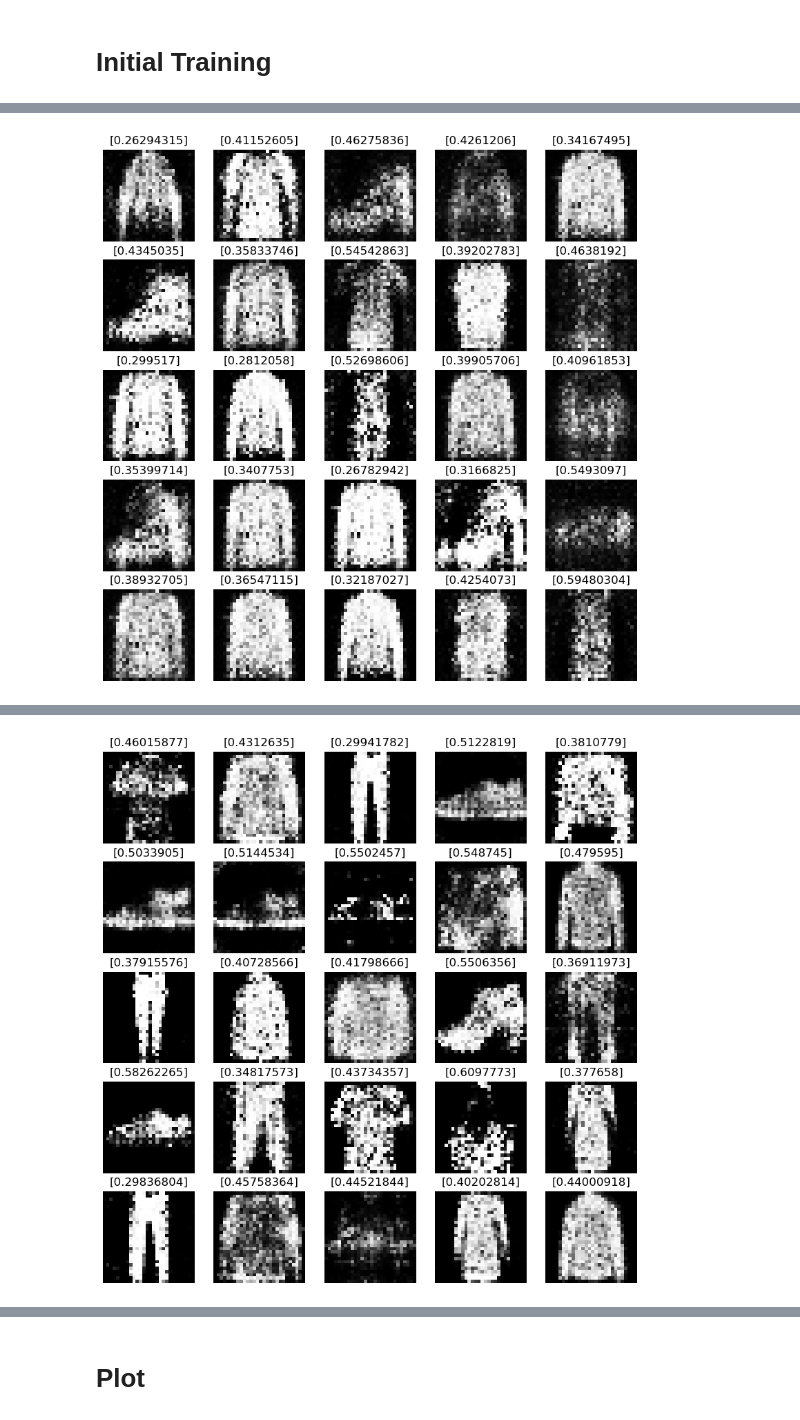
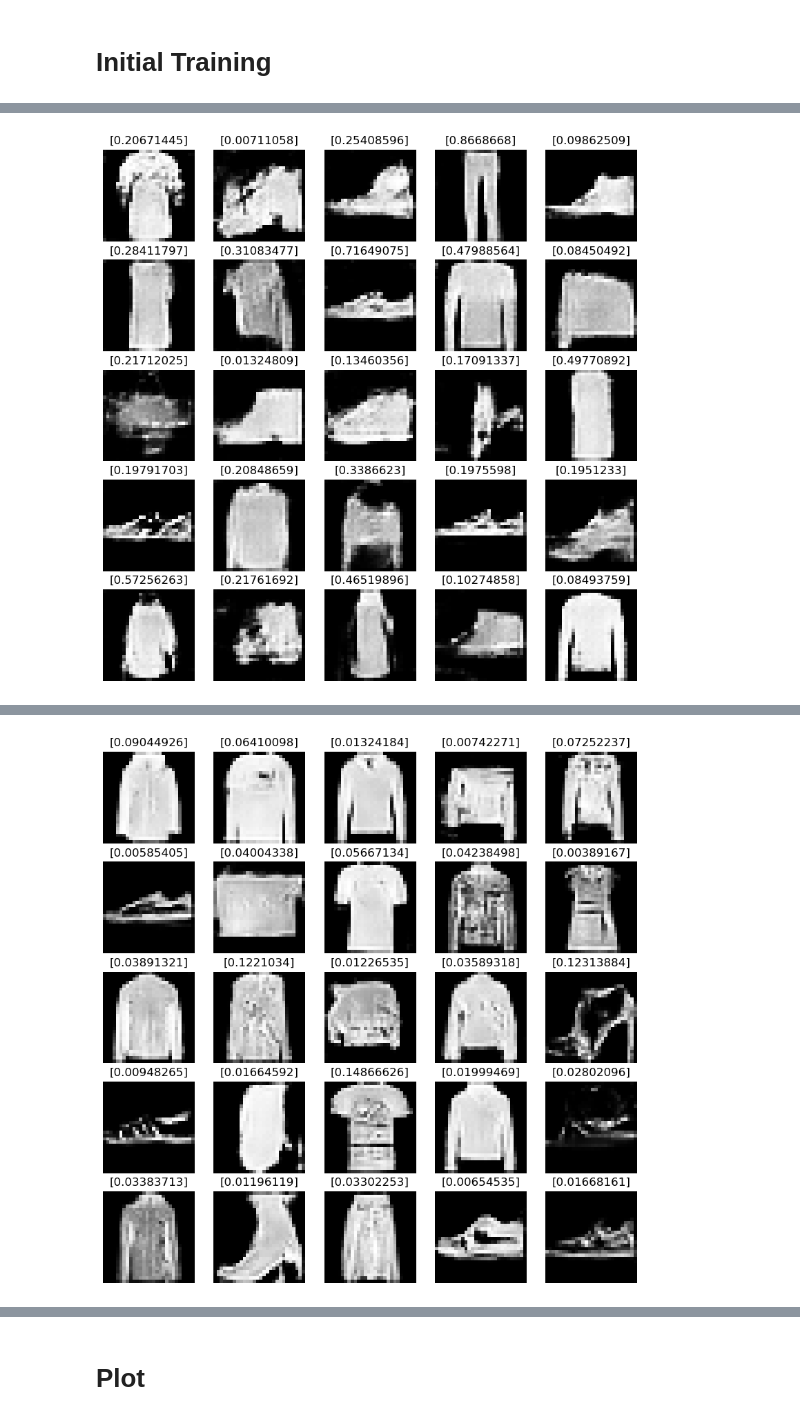
Before and after one commit to RoyH11/Computer_Vision_Practice, a Jupyter notebook: GANs Series/DC-GANs/DC-GANs-Fashion.ipynb, the cells around one changed output, grey strips where cells are left out. Cells and saved outputs as stored; diff of their text form; code cells hidden in the pictures.

```diff
--- a/GANs Series/DC-GANs/DC-GANs-Fashion.ipynb
+++ b/GANs Series/DC-GANs/DC-GANs-Fashion.ipynb
@@ -29,6 +31,8 @@ DEVICE = torch.device("cuda" if torch.cuda.is_available() else "cpu")
 print(DEVICE)
 # %% [output]
 cuda
+# %%
+root_dir = r"C:\Users\S237442\Documents\Code Practice\data"
 # %%
 # Define the transform to convert the images to tensors
 transform = transforms.Compose([
@@ -37,7 +41,7 @@ transform = transforms.Compose([
 ])
 
 # Download the Fashion MNIST dataset
-train_set = datasets.FashionMNIST(root='./data', train=True, download=True, transform=transform)
+train_set = datasets.FashionMNIST(root=root_dir, train=True, download=True, transform=transform)
 # %%
 # data loader
 train_loader = torch.utils.data.DataLoader(train_set, batch_size= BATCH_SIZE, shuffle=True)
@@ -131,46 +156,45 @@ for epoch in range(1, N_EPOCHS + 1):
 
     D_loss_epoch, G_loss_epoch = 0, 0
 
-    for index, (real_image, _) in enumerate(train_loader):
+    for index, (real_images, _) in enumerate(train_loader):
 
         discriminator.train()
         generator.train()
 
+        # Train the discriminator
         D_optimizer.zero_grad()
-        real_image = real_image.to(DEVICE)
-        real_target = torch.ones(real_image.size(0), 1).to(DEVICE)
-        fake_target = torch.zeros(real_image.size(0), 1).to(DEVICE)
+        real_images = real_images.to(DEVICE)
+        real_labels = torch.ones(real_images.size(0), 1).to(DEVICE)
 
-        # train discriminator on real images
-        D_real_loss = adversarial_loss(discriminator(real_image), real_target)
+        D_real = discriminator(real_images)
+        D_real_loss = adversarial_loss(D_real, real_labels)
 
-        # noise sampling and generate fake images
-        noise = torch.randn(real_image.size(0), LATENT_DIM).to(DEVICE)
-        fake_image = generator(noise)
+        noise = torch.randn(real_images.size(0), LATENT_DIM, 1, 1).to(DEVICE)
+        fake_images = generator(noise)
+        fake_labels = torch.zeros(real_images.size(0), 1).to(DEVICE)
 
-        # train discriminator on fake images
-        D_fake_loss = adversarial_loss(discriminator(fake_image.detach()), fake_target)
+        D_fake = discriminator(fake_images.detach())
+        D_fake_loss = adversarial_loss(D_fake, fake_labels)
 
-        # backprop and optimize
-        D_total_loss = D_real_loss + D_fake_loss
-        D_total_loss.backward()
+        D_loss = D_real_loss + D_fake_loss
+        D_loss_epoch += D_loss.item()
+        D_loss.backward()
         D_optimizer.step()
-        D_loss_epoch += D_total_loss.item()
 
-        # train generator
+        # Train the generator
         G_optimizer.zero_grad()
-        fake_image = generator(noise)
-        G_loss = adversarial_loss(discriminator(fake_image), real_target)
+        D_fake = discriminator(fake_images)
+        G_loss = adversarial_loss(D_fake, real_labels)
+        G_loss_epoch += G_loss.item()
         G_loss.backward()
         G_optimizer.step()
-        G_loss_epoch += G_loss.item()
 
     D_loss_list.append(D_loss_epoch / len(train_loader))
     G_loss_list.append(G_loss_epoch / len(train_loader))
 
     print(f"[Epoch {epoch}/{N_EPOCHS}] [D loss: {D_loss_list[-1]:.4f}] [G loss: {G_loss_list[-1]:.4f}]")
     if epoch % 10 == 0 or epoch == 1:
-        noise = torch.randn(25, LATENT_DIM).to(DEVICE)
+        noise = torch.randn(25, LATENT_DIM, 1, 1).to(DEVICE)
         discriminator.eval()
         generator.eval()
 
@@ -193 +217 @@ for epoch in range(1, N_EPOCHS + 1):
-[figure, old version]
+[figure, new version]
@@ -203 +227 @@ for epoch in range(1, N_EPOCHS + 1):
-[figure, old version]
+[figure, new version]
```
Also changed, not shown: parts of 19 cells of this notebook, 2 other files.
